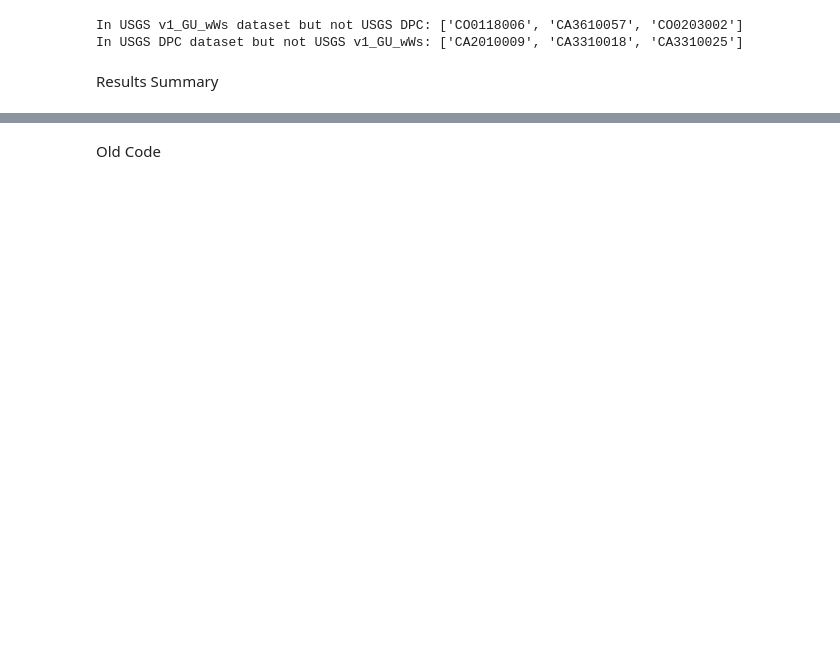
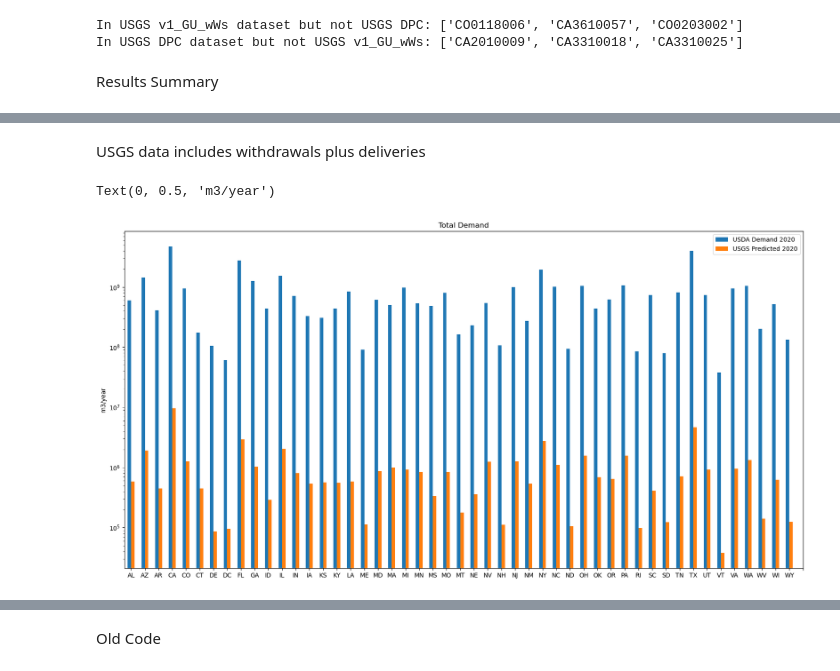
Before and after one commit to MuktaHardikar/WaterTAP3, a Jupyter notebook: watertap3/watertap3/usgs_2017_wsa_sdwis.ipynb, the cells around one changed output, grey strips where cells are left out. Saved outputs shown, nothing was run; the diff lists cells and outputs as text; code cells hidden in the pictures; blank space fills up the shorter version.

```diff
--- a/watertap3/watertap3/usgs_2017_wsa_sdwis.ipynb
+++ b/watertap3/watertap3/usgs_2017_wsa_sdwis.ipynb
@@ -158,0 +161,46 @@ Number of SDWIS PWS IDs not included in the USGS v1_GU_wWs dataset: 30878
+# %% [markdown]
+USGS data includes withdrawals plus deliveries
+# %%
+# Using the usgs_check mapped to dpc model output file. USGS DPC units is gallons/person/year
+usgs_check_dpc['total_water_demand_m3year'] = usgs_check_dpc['GU_POP']*usgs_check_dpc['avg_dpc']*0.00378541 # converting gallon to m3
+
+# Group state wise and calculate average DPC state wise
+usgs_state = usgs_check_dpc[['STATE_NAME','GU_POP','total_water_demand_m3year']].groupby('STATE_NAME').sum().reset_index()
+usgs_state['state_avg_dpc'] = usgs_state['total_water_demand_m3year']/usgs_state['GU_POP']
+# %%
+# Read the USDA data set. USDA reports total demand in MGD. For 2015 it matches USGS data for DO-WDel which means withdrawals+deliveries
+usda_demand = pd.read_csv(r'\Users\mhardika\Documents\AMO\2050\analysis_files\source files\USDA Water Demand Projections\NorESM1-M_dp_ssp2.csv',index_col=0)
+pop_projection = pd.read_csv(r'\Users\mhardika\Documents\AMO\2050\analysis_files\pop_projection.csv')
+
+usda_demand_2020 = usda_demand[['fips','sector','Y2020']].copy()
+usda_demand_2020['state_id'] = [int(i/1000) for i in usda_demand_2020['fips']]
+# %%
+# Aggregating population state wise
+pop_projection_state = pop_projection[['state_id','ssp22020']].groupby('state_id').sum().reset_index()
+# %%
+# Read state code file
+state_code = pd.read_csv(r'\Users\mhardika\Documents\AMO\2050\analysis_files\state_geocode.csv')
+usda_demand_2020_copy = usda_demand_2020.merge(state_code[['state_id','abbv','state']],left_on='state_id',right_on='state_id')
+usda_demand_2020_copy['Y2020'] = usda_demand_2020_copy['Y2020']*3785.4118*365 # converted to m3/year
+
+usda_demand_2020_state = usda_demand_2020_copy[['state','abbv','state_id','Y2020']].groupby(['state','abbv','state_id']).sum().reset_index()
+usda_demand_2020_state = usda_demand_2020_state.merge(pop_projection_state,left_on='state_id',right_on='state_id')
+usda_demand_2020_state['dpc_m3personyear'] = usda_demand_2020_state['Y2020']/usda_demand_2020_state['ssp22020']
+# %%
+fig,ax = plt.subplots(figsize=(20,10))
+x = np.arange(0,len(usda_demand_2020_state))*2
+
+ax.bar(x-0.25,usda_demand_2020_state['Y2020'],width = 0.5,label='USDA Demand 2020')
+ax.bar(x+0.25, usgs_state['total_water_demand_m3year'], width= 0.5,label='USGS Predicted 2020')
+ax.legend()
+ax.set_yscale('log')
+
+ticklabels = ticklabels = np.concatenate(([' '],usda_demand_2020_state['abbv'],[' ']))
+ax.set_xticklabels(ticklabels)
+ax.xaxis.set_major_locator(plt.MaxNLocator(len(usda_demand_2020_state['abbv'])+1))
+ax.set_xlim([-1,98])
+ax.set_title('Total Demand')
+ax.set_ylabel('m3/year')
+# %% [output]
+Text(0, 0.5, 'm3/year')
+[figure, added]
```
Also changed, not shown: parts of 10 cells of this notebook.
